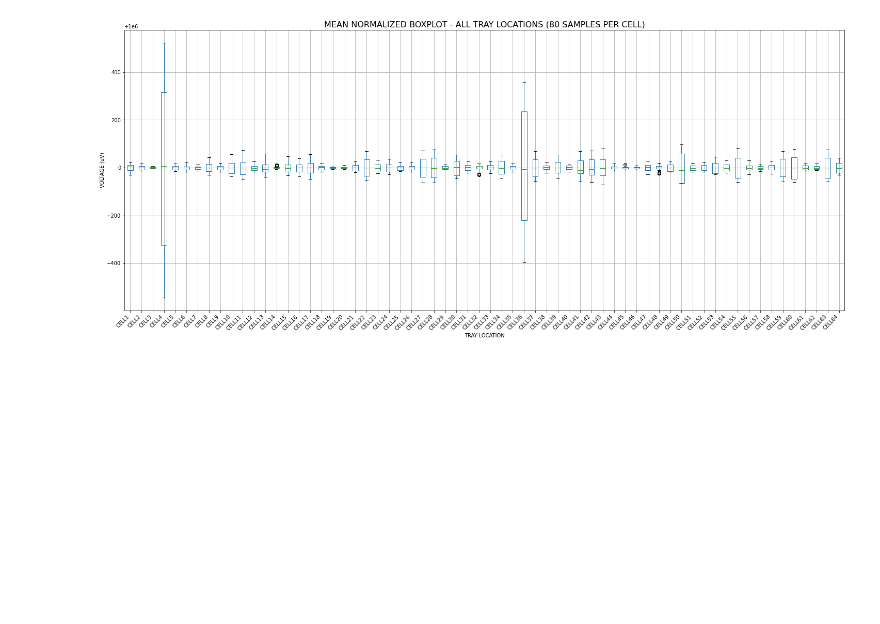
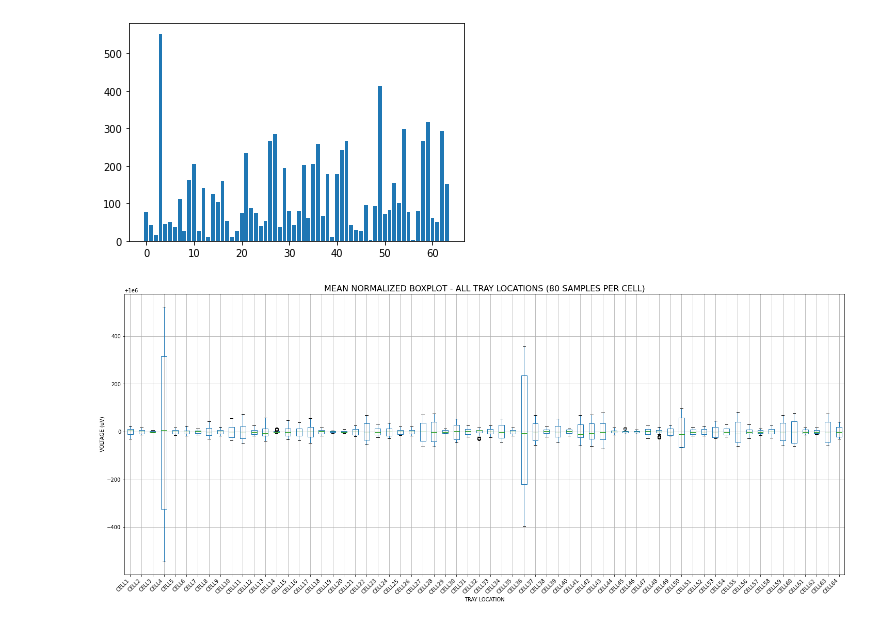
Before and after one commit to freq0ut/python-boxplot-charts, a Jupyter notebook: Kato_OCV_Grr_Plots.ipynb, the cells around one changed output. Cells and saved outputs as stored; diff of their text form; code cells hidden in the pictures; blank space fills up the shorter version.

```diff
--- a/Kato_OCV_Grr_Plots.ipynb
+++ b/Kato_OCV_Grr_Plots.ipynb
@@ -91,3 +121,8 @@ for i in range(0,len(celldataRightTester.columns)):
+# %%
+plt.bar(range(len(meanCompareLeftRight)),meanCompareLeftRight)
+plt.show()
+# %% [output]
+[figure, added]
 # %%
 boxplot = celldata.boxplot(figsize=(25,10))
 boxplot.set_title('MEAN NORMALIZED BOXPLOT - ALL TRAY LOCATIONS (80 SAMPLES PER CELL)', size = 16)
```
Also changed, not shown: parts of 4 cells of this notebook, 1 other file.
